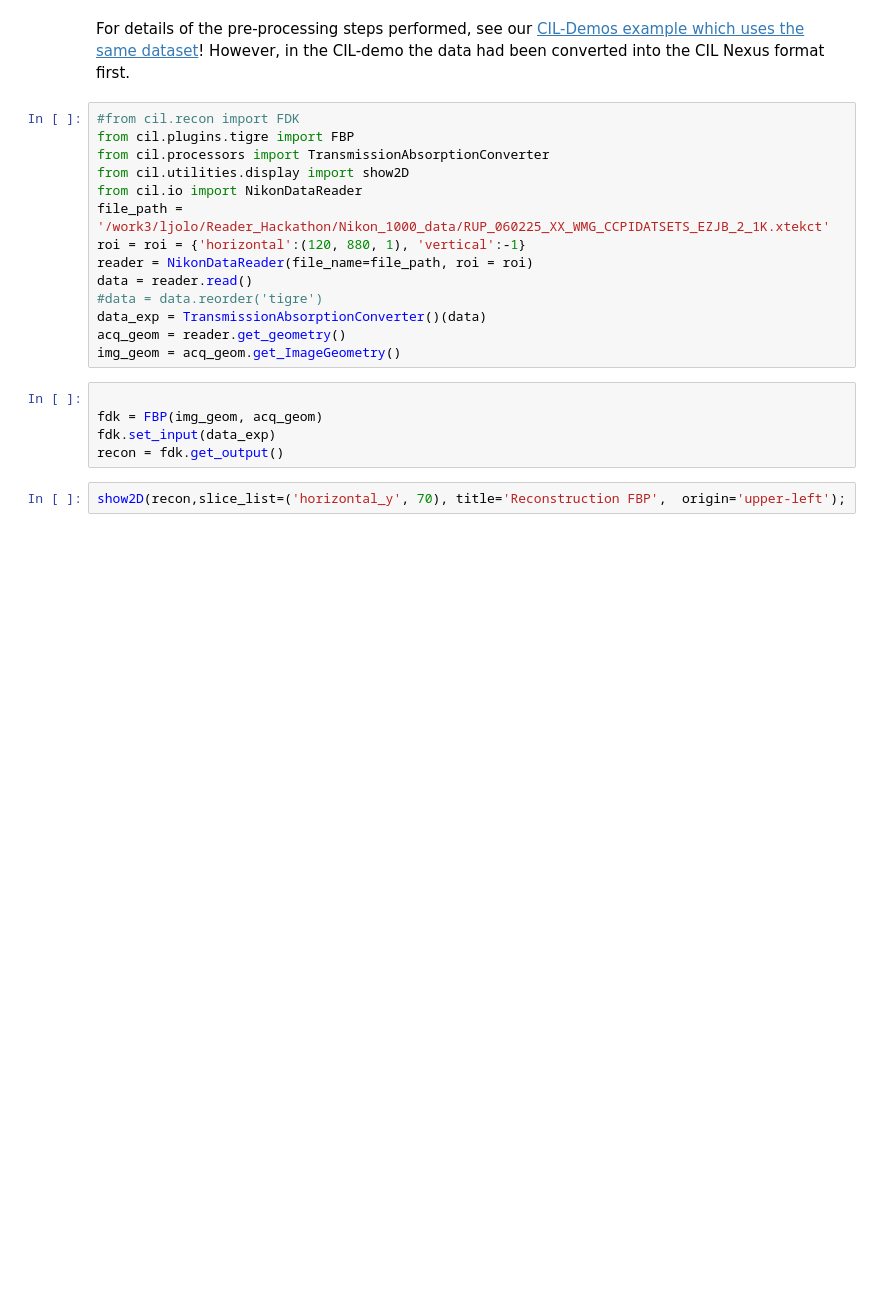
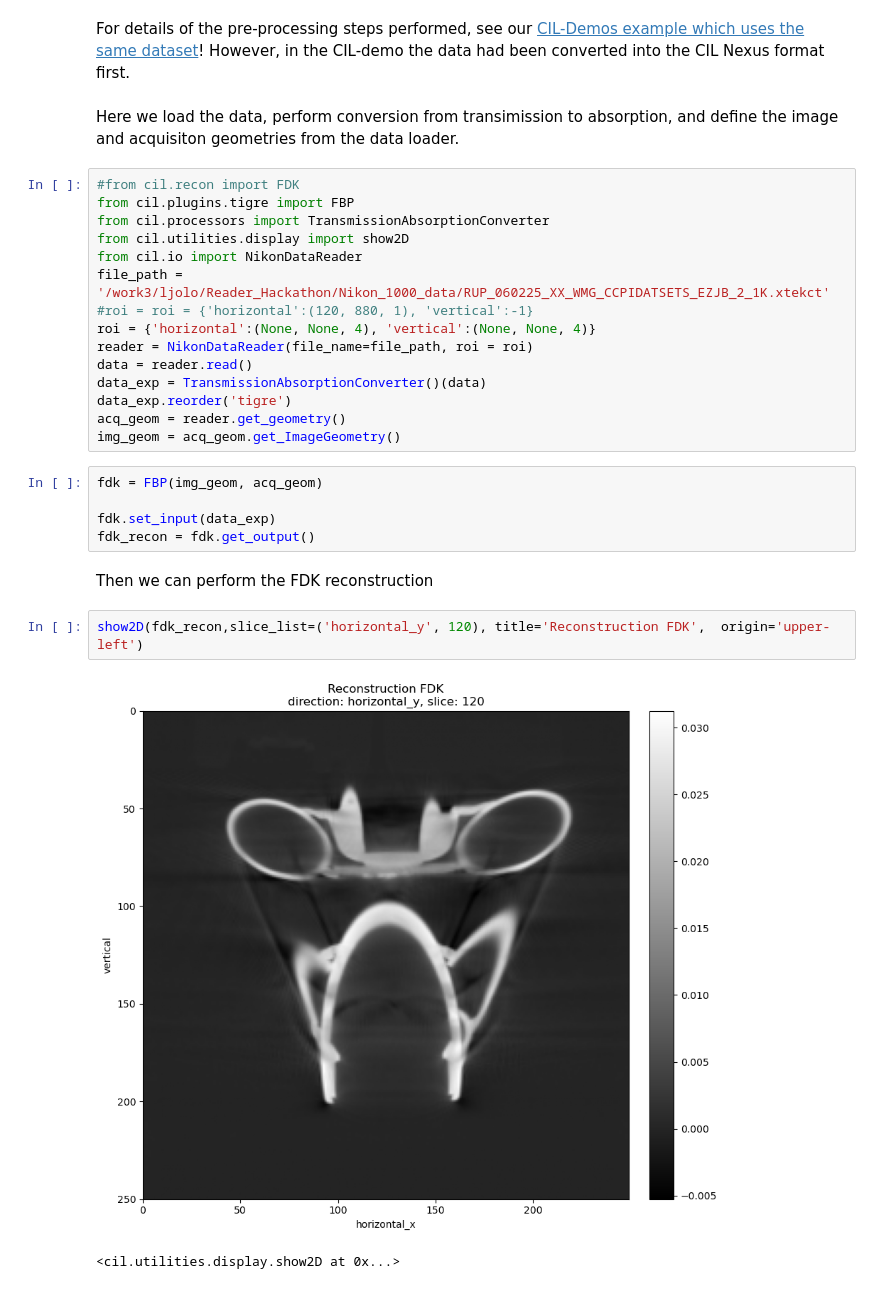
Before and after one commit to TomographicImaging/CIL-Reader-Showcase, a Jupyter notebook: NikonReader_XCT_Metal_Object.ipynb, the cells around one changed output. Cells and saved outputs as stored; diff of their text form; blank space fills up the shorter version.

```diff
--- a/NikonReader_XCT_Metal_Object.ipynb
+++ b/NikonReader_XCT_Metal_Object.ipynb
@@ -114,6 +116,8 @@ show2D(data)
 # Pre-processing and Reconstruction
 # %% [markdown]
 For details of the pre-processing steps performed, see our [CIL-Demos example which uses the same dataset](https://github.com/TomographicImaging/CIL-Demos/blob/main/demos/1_Introduction/03_preprocessing.ipynb)! However, in the CIL-demo the data had been converted into the CIL Nexus format first.
+# %% [markdown]
+Here we load the data, perform conversion from transimission to absorption, and define the image and acquisiton geometries from the data loader.
 # %%
 #from cil.recon import FDK
 from cil.plugins.tigre import FBP
@@ -121,17 +125,23 @@ from cil.processors import TransmissionAbsorptionConverter
 from cil.utilities.display import show2D
 from cil.io import NikonDataReader
 file_path = '/work3/ljolo/Reader_Hackathon/Nikon_1000_data/RUP_060225_XX_WMG_CCPIDATSETS_EZJB_2_1K.xtekct'
-roi = roi = {'horizontal':(120, 880, 1), 'vertical':-1}
+#roi = roi = {'horizontal':(120, 880, 1), 'vertical':-1}
+roi = {'horizontal':(None, None, 4), 'vertical':(None, None, 4)}
 reader = NikonDataReader(file_name=file_path, roi = roi)
 data = reader.read()
-#data = data.reorder('tigre')
 data_exp = TransmissionAbsorptionConverter()(data)
+data_exp.reorder('tigre')
 acq_geom = reader.get_geometry()
 img_geom = acq_geom.get_ImageGeometry()
 # %%
+fdk = FBP(img_geom, acq_geom)
 
-fdk = FBP(img_geom, acq_geom)
 fdk.set_input(data_exp)
-recon = fdk.get_output()
+fdk_recon = fdk.get_output()
+# %% [markdown]
+Then we can perform the FDK reconstruction
 # %%
-show2D(recon,slice_list=('horizontal_y', 70), title='Reconstruction FBP',  origin='upper-left');
+show2D(fdk_recon,slice_list=('horizontal_y', 120), title='Reconstruction FDK',  origin='upper-left')
+# %% [output]
+[figure, added]
+<cil.utilities.display.show2D at 0x...>
```
Also changed, not shown: parts of 10 cells of this notebook.
